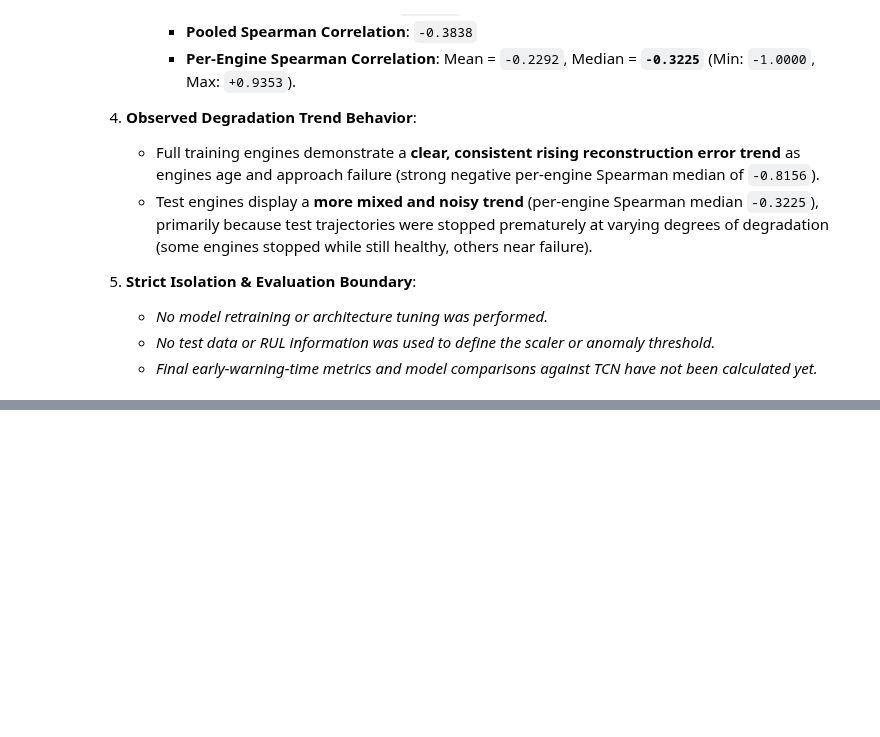
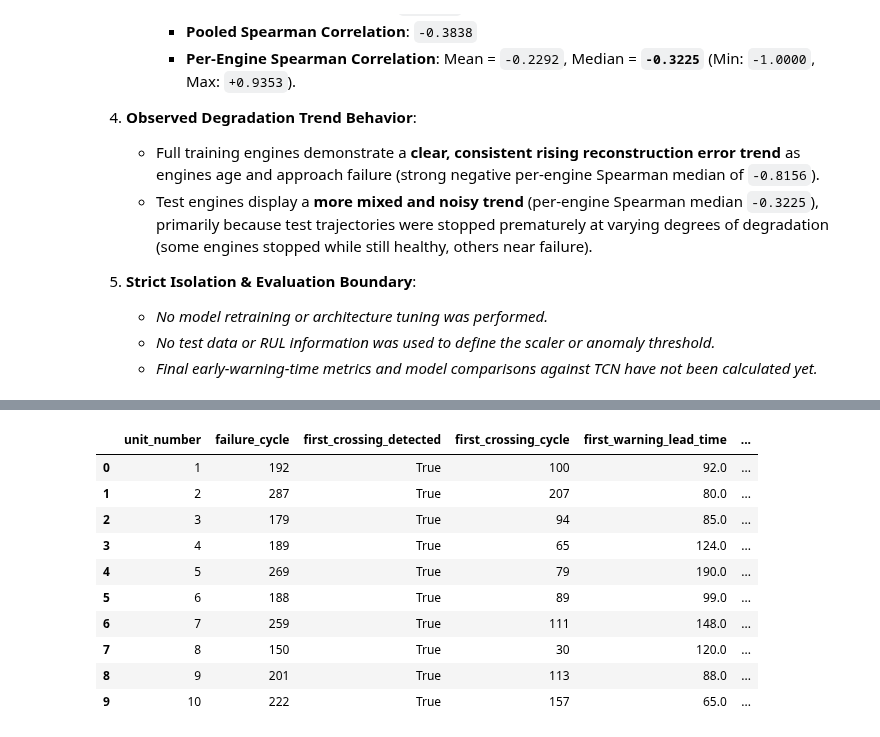
Before and after one commit to spirit-web/turbofan-failure-detection, a Jupyter notebook: notebooks/mahtab_autoencoder.ipynb, the cells around one changed output, grey strips where cells are left out. Drawn from its saved outputs; the diff is of its cells as text; code cells hidden in the pictures; blank space fills up the shorter version.

```diff
--- a/notebooks/mahtab_autoencoder.ipynb
+++ b/notebooks/mahtab_autoencoder.ipynb
@@ -1920,0 +1964,77 @@ Below is a concise summary of the empirical degradation signal analysis for the
+# %%
+def compute_engine_warning_summary(score_df, is_test=False):
+    """
+    Computes per-engine early warning summary for Rule A (First Crossing)
+    and Rule B (Persistent 5-Window Warning).
+    """
+    summary_rows = []
+
+    for unit_id, group in score_df.groupby('unit_number'):
+        group_sorted = group.sort_values(by='end_cycle').reset_index(drop=True)
+
+        if is_test:
+            last_obs = group_sorted['last_observed_cycle'].iloc[0]
+            fin_rul = group_sorted['final_observed_RUL'].iloc[0]
+            fail_cycle = group_sorted['inferred_failure_cycle'].iloc[0]
+        else:
+            fail_cycle = group_sorted['failure_cycle'].iloc[0]
+
+        above_mask = group_sorted['above_threshold'].values
+        end_cycles = group_sorted['end_cycle'].values
+
+        # Rule A: First crossing
+        first_crossing_detected = False
+        first_crossing_cycle = np.nan
+        first_warning_lead_time = np.nan
+
+        above_indices = np.where(above_mask)[0]
+        if len(above_indices) > 0:
+            first_idx = above_indices[0]
+            first_crossing_detected = True
+            first_crossing_cycle = int(end_cycles[first_idx])
+            first_warning_lead_time = float(fail_cycle - first_crossing_cycle)
+
+        # Rule B: Persistent warning (5 consecutive windows)
+        persistent_detected = False
+        persistent_warning_cycle = np.nan
+        persistent_warning_lead_time = np.nan
+
+        for i in range(len(above_mask) - 4):
+            if np.all(above_mask[i : i + 5]):
+                persistent_detected = True
+                # Warning cycle is the END CYCLE of the 5th confirming window
+                persistent_warning_cycle = int(end_cycles[i + 4])
+                persistent_warning_lead_time = float(fail_cycle - persistent_warning_cycle)
+                break
+
+        row = {
+            'unit_number': int(unit_id),
+            'failure_cycle': fail_cycle,
+            'first_crossing_detected': first_crossing_detected,
+            'first_crossing_cycle': first_crossing_cycle,
+            'first_warning_lead_time': first_warning_lead_time,
+            'persistent_detected': persistent_detected,
+            'persistent_warning_cycle': persistent_warning_cycle,
+            'persistent_warning_lead_time': persistent_warning_lead_time
+        }
+        if is_test:
+            row['last_observed_cycle'] = last_obs
+            row['final_observed_RUL'] = fin_rul
+
+        summary_rows.append(row)
+
+    return pd.DataFrame(summary_rows)
+
+# Compute full train engine warning summary
+train_warning_df = compute_engine_warning_summary(full_train_score_df, is_test=False)
+
+print("=== STEP 43: FULL TRAIN WARNING SUMMARY (FIRST 10 ENGINES) ===")
+display(train_warning_df.head(10))
+
+# Assertions
+assert len(train_warning_df) == 100, f"Expected 100 train engines, got {len(train_warning_df)}"
+assert (train_warning_df.loc[train_warning_df['first_crossing_detected'], 'first_warning_lead_time'] >= 0).all(), "Negative train lead time in Rule A!"
+assert (train_warning_df.loc[train_warning_df['persistent_detected'], 'persistent_warning_lead_time'] >= 0).all(), "Negative train lead time in Rule B!"
+
+print("\nFull train warning assertions passed successfully: lead times >= 0 for all detected engines.")
+# %% [output]
@@ -1920,0 +2042,11 @@ Below is a concise summary of the empirical degradation signal analysis for the
+|  | unit_number | failure_cycle | first_crossing_detected | first_crossing_cycle | first_warning_lead_time | ... |
+| 0 | 1 | 192 | True | 100 | 92.0 | ... |
+| 1 | 2 | 287 | True | 207 | 80.0 | ... |
+| 2 | 3 | 179 | True | 94 | 85.0 | ... |
+| 3 | 4 | 189 | True | 65 | 124.0 | ... |
+| 4 | 5 | 269 | True | 79 | 190.0 | ... |
+| 5 | 6 | 188 | True | 89 | 99.0 | ... |
+| 6 | 7 | 259 | True | 111 | 148.0 | ... |
+| 7 | 8 | 150 | True | 30 | 120.0 | ... |
+| 8 | 9 | 201 | True | 113 | 88.0 | ... |
+| 9 | 10 | 222 | True | 157 | 65.0 | ... |
```
Also changed, not shown: parts of 21 cells of this notebook, 4 other files.
